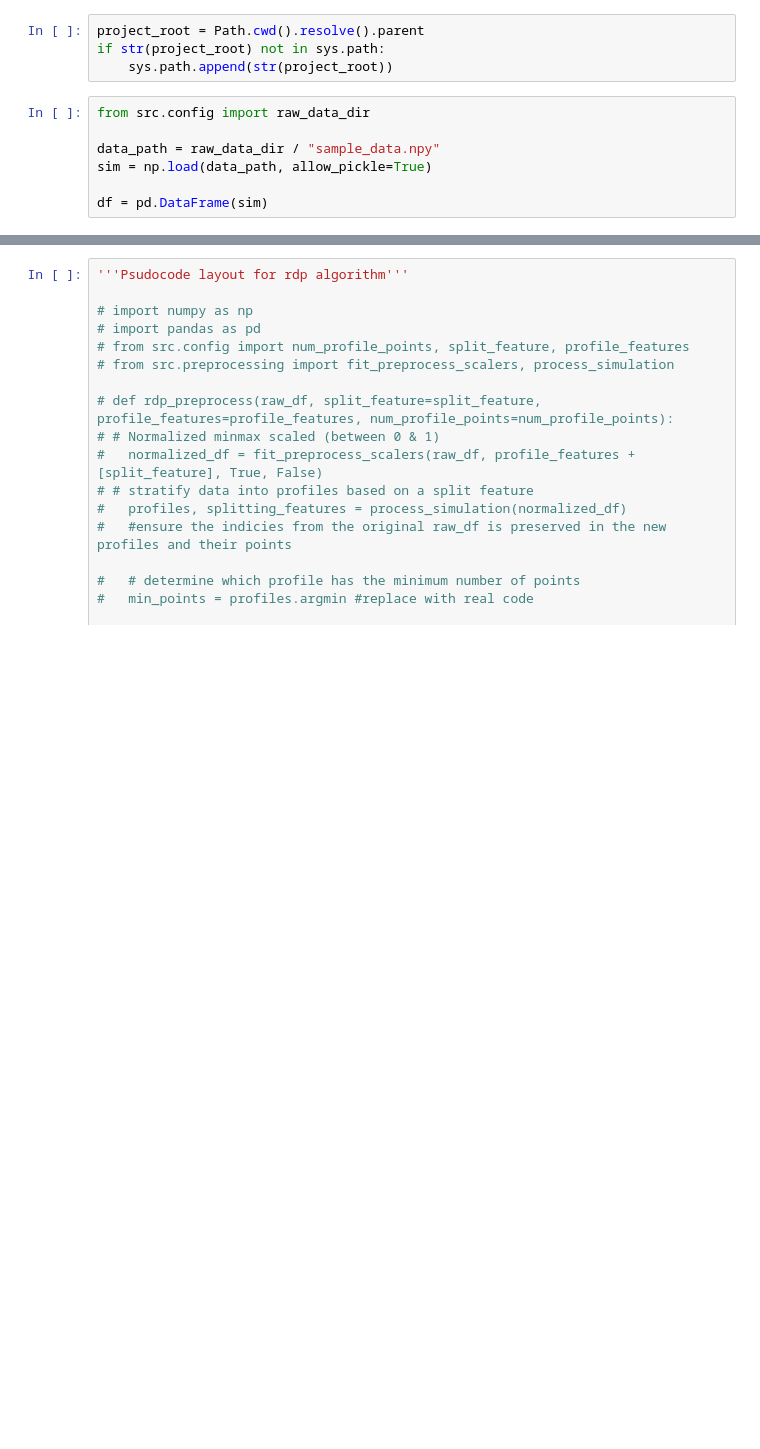
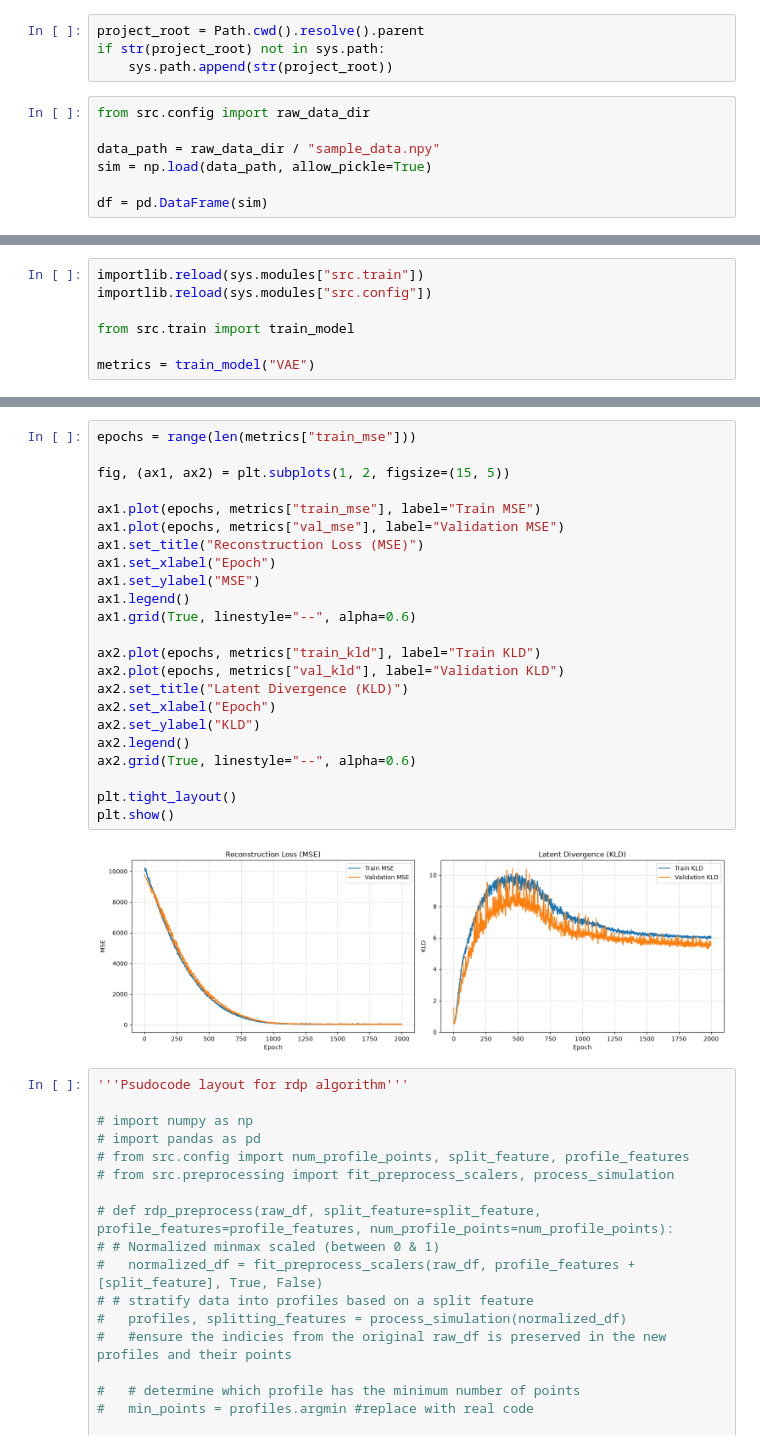
Before and after one commit to phanphaze/Stars_VAE, a Jupyter notebook: notebooks/notebook.ipynb, the cells around one changed output, grey strips where cells are left out. Drawn from its saved outputs; the diff is of its cells as text; blank space fills up the shorter version.

```diff
--- a/notebooks/notebook.ipynb
+++ b/notebooks/notebook.ipynb
@@ -100,0 +56,7 @@ plt.show()
+# %%
+importlib.reload(sys.modules["src.train"])
+importlib.reload(sys.modules["src.config"])
+
+from src.train import train_model
+
+metrics = train_model("VAE")
@@ -101,3 +81,28 @@ plt.show()
+# %%
+epochs = range(len(metrics["train_mse"]))
+
+fig, (ax1, ax2) = plt.subplots(1, 2, figsize=(15, 5))
+
+ax1.plot(epochs, metrics["train_mse"], label="Train MSE")
+ax1.plot(epochs, metrics["val_mse"], label="Validation MSE")
+ax1.set_title("Reconstruction Loss (MSE)")
+ax1.set_xlabel("Epoch")
+ax1.set_ylabel("MSE")
+ax1.legend()
+ax1.grid(True, linestyle="--", alpha=0.6)
+
+ax2.plot(epochs, metrics["train_kld"], label="Train KLD")
+ax2.plot(epochs, metrics["val_kld"], label="Validation KLD")
+ax2.set_title("Latent Divergence (KLD)")
+ax2.set_xlabel("Epoch")
+ax2.set_ylabel("KLD")
+ax2.legend()
+ax2.grid(True, linestyle="--", alpha=0.6)
+
+plt.tight_layout()
+plt.show()
+# %% [output]
+[figure, added]
 # %%
 '''Psudocode layout for rdp algorithm'''
 
```
Also changed, not shown: parts of 14 cells of this notebook, 5 other files.
